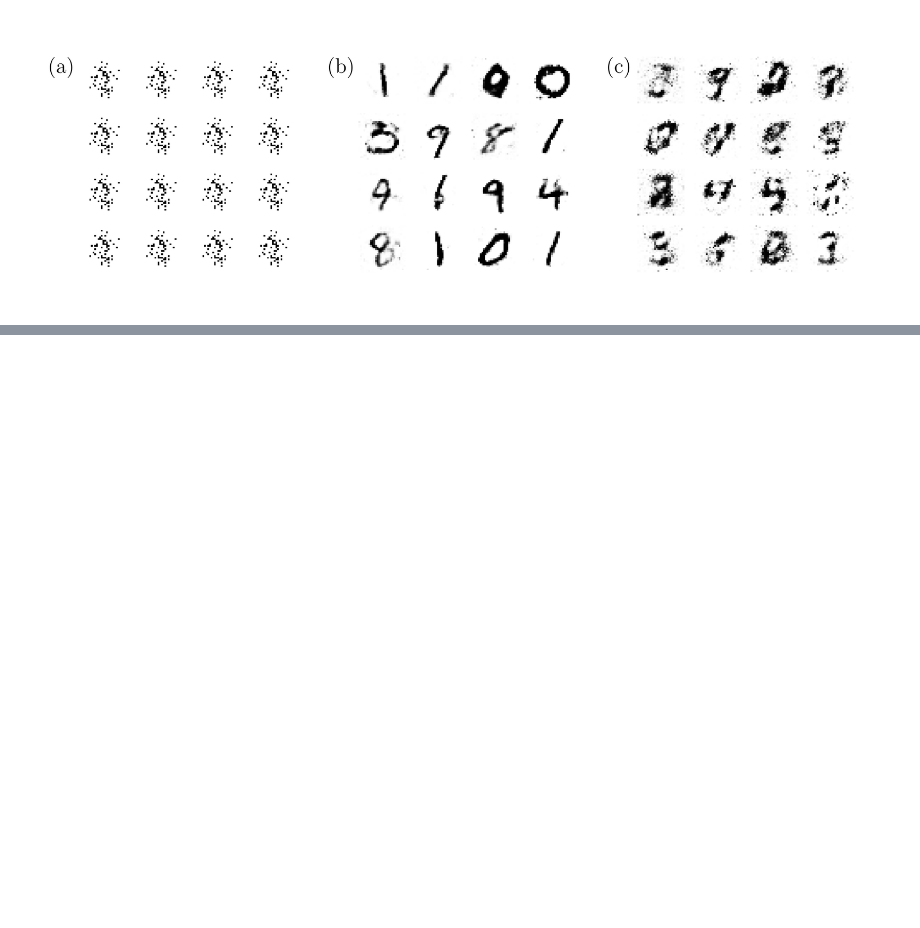
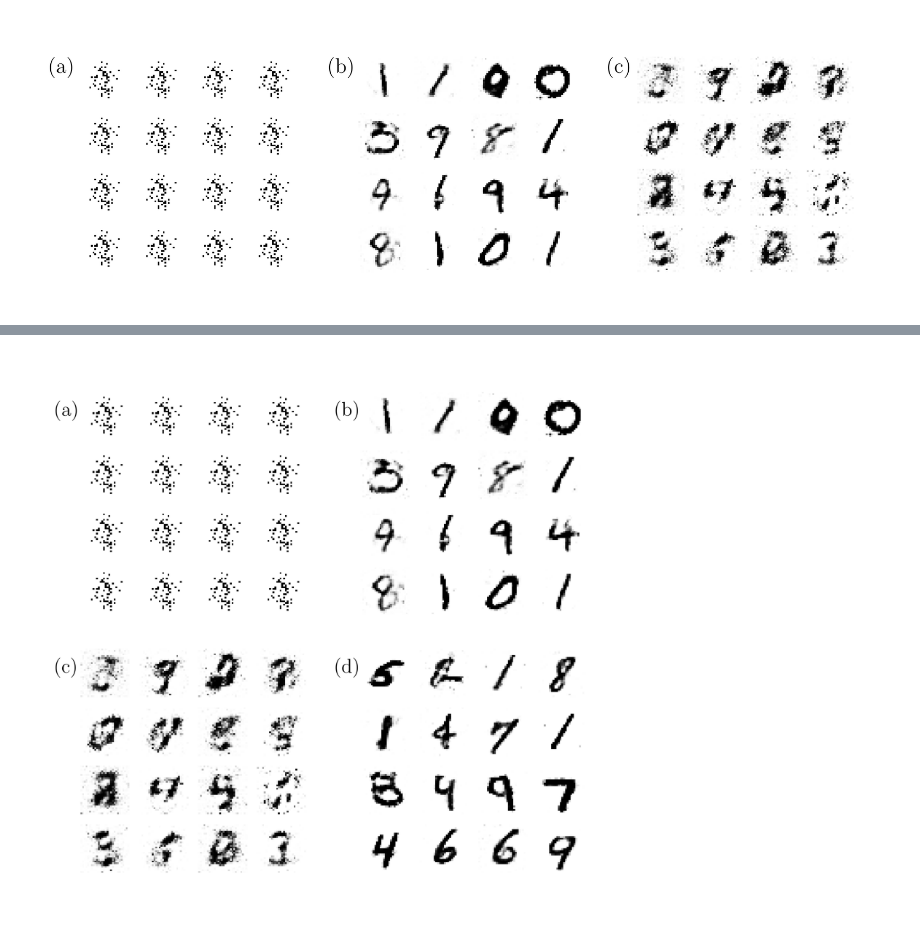
Before and after one commit to resonance-dfb/learning-noise-injection, a Jupyter notebook: Fig 5 MInist GAN 3 activations.ipynb, the cells around one changed output, grey strips where cells are left out. Cells and saved outputs as stored; diff of their text form; code cells hidden in the pictures; blank space fills up the shorter version.

```diff
--- a/Fig 5 MInist GAN 3 activations.ipynb
+++ b/Fig 5 MInist GAN 3 activations.ipynb
@@ -1356,0 +2017,53 @@ plt.show()
+# %%
+import matplotlib.pyplot as plt
+import matplotlib.image as mpimg
+import matplotlib as mpl
+import scienceplots
+
+plt.style.use(['science', 'ieee'])
+plt.rcParams['font.serif'] = ['Times New Roman']
+mpl.rcParams['figure.dpi'] = 800
+mpl.rcParams['axes.unicode_minus'] = False
+
+img_paths = [
+    'D:/PRE2025/results/epoch_199.png',
+    'D:/PRE2025/resultsvig/epoch_195.png',
+    'D:/PRE2025/resultsgeu/epoch_199.png',
+    'D:/PRE2025/resultslp/epoch_199.png'
+]
+
+# 创建更紧凑的子图布局
+fig, axes = plt.subplots(2, 2, figsize=(6.2, 4.5))
+
+# 调整子图间距，使用负值进一步减少间距
+plt.subplots_adjust(left=0, right=1, top=1, bottom=0,
+                   wspace=-0.4, hspace=-0.1)
+
+labels = ['(a)', '(b)', '(c)', '(d)']
+axes = axes.flatten()
+
+for i, ax in enumerate(axes):
+    img = mpimg.imread(img_paths[i])
+    ax.imshow(img, extent=[0, 1, 0, 1])  # 标准化图片范围
+    ax.axis('off')
+
+    # 设置轴的边距为0
+    ax.set_xlim(0, 1)
+    ax.set_ylim(0, 1)
+    ax.margins(0)
+
+    # 添加标签
+    ax.text(0.04, 0.85, labels[i], transform=ax.transAxes,
+            fontsize=12, fontweight='bold', va='top', ha='left')
+
+# 进一步减少图片间距
+for ax in axes:
+    ax.set_position(ax.get_position().shrunk(1.02, 1.02))
+
+# 保存时使用更严格的边距控制
+plt.savefig('D:/PRE2025/Fig5.eps', format='eps', dpi=800,
+            bbox_inches='tight', pad_inches=0.0, facecolor='white')
+
+plt.show()
+# %% [output]
+[figure, added]
```
Also changed, not shown: parts of 2 cells of this notebook.
